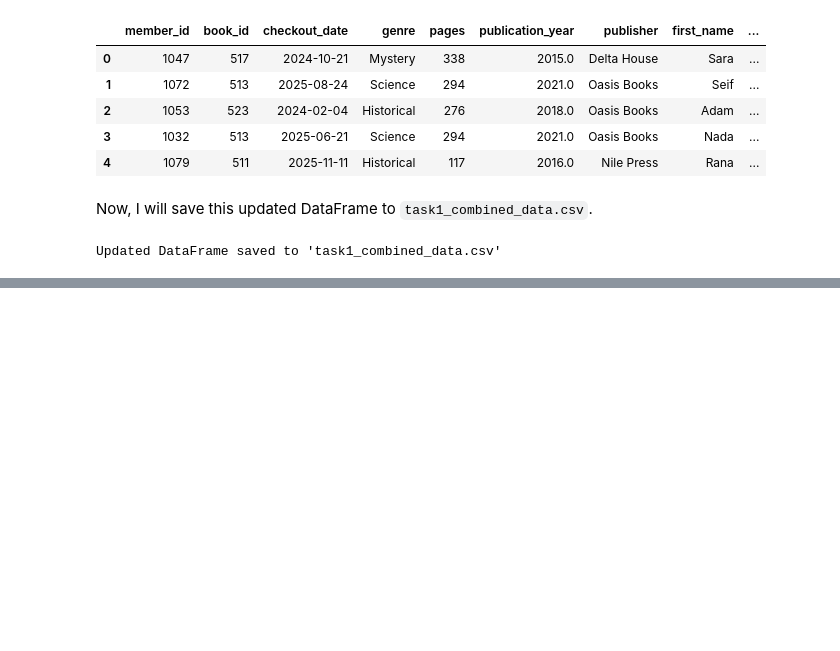
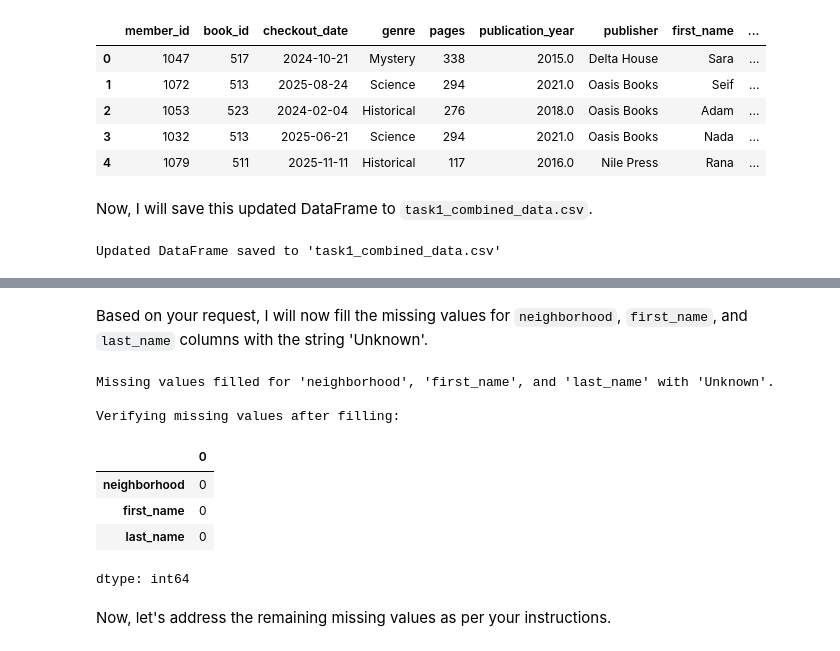
Before and after one commit to noor-omar/DECI-colabProject, a Jupyter notebook: EYOUTH_31005041700343_Library.ipynb, the cells around one changed output, grey strips where cells are left out. Drawn from its saved outputs; the diff is of its cells as text; code cells hidden in the pictures; blank space fills up the shorter version.

```diff
--- a/EYOUTH_31005041700343_Library.ipynb
+++ b/EYOUTH_31005041700343_Library.ipynb
@@ -195,0 +224,25 @@ Updated DataFrame saved to 'task1_combined_data.csv'
+# %% [markdown]
+Based on your request, I will now fill the missing values for `neighborhood`, `first_name`, and `last_name` columns with the string 'Unknown'.
+# %%
+# Fill missing values for specified columns with 'Unknown'
+df_final_checkouts_with_borrow_counts['neighborhood'] = df_final_checkouts_with_borrow_counts['neighborhood'].fillna('Unknown')
+df_final_checkouts_with_borrow_counts['first_name'] = df_final_checkouts_with_borrow_counts['first_name'].fillna('Unknown')
+df_final_checkouts_with_borrow_counts['last_name'] = df_final_checkouts_with_borrow_counts['last_name'].fillna('Unknown')
+
+print("Missing values filled for 'neighborhood', 'first_name', and 'last_name' with 'Unknown'.")
+
+# Verify the changes by re-checking missing values for these columns
+print("\nVerifying missing values after filling:")
+missing_info_after_fill = df_final_checkouts_with_borrow_counts[['neighborhood', 'first_name', 'last_name']].isnull().sum()
+display(missing_info_after_fill)
+# %% [output]
+Missing values filled for 'neighborhood', 'first_name', and 'last_name' with 'Unknown'.
+
+Verifying missing values after filling:
+|  | 0 |
+| neighborhood | 0 |
+| first_name | 0 |
+| last_name | 0 |
+dtype: int64
+# %% [markdown]
+Now, let's address the remaining missing values as per your instructions.
```
Also changed, not shown: parts of 10 cells of this notebook.
